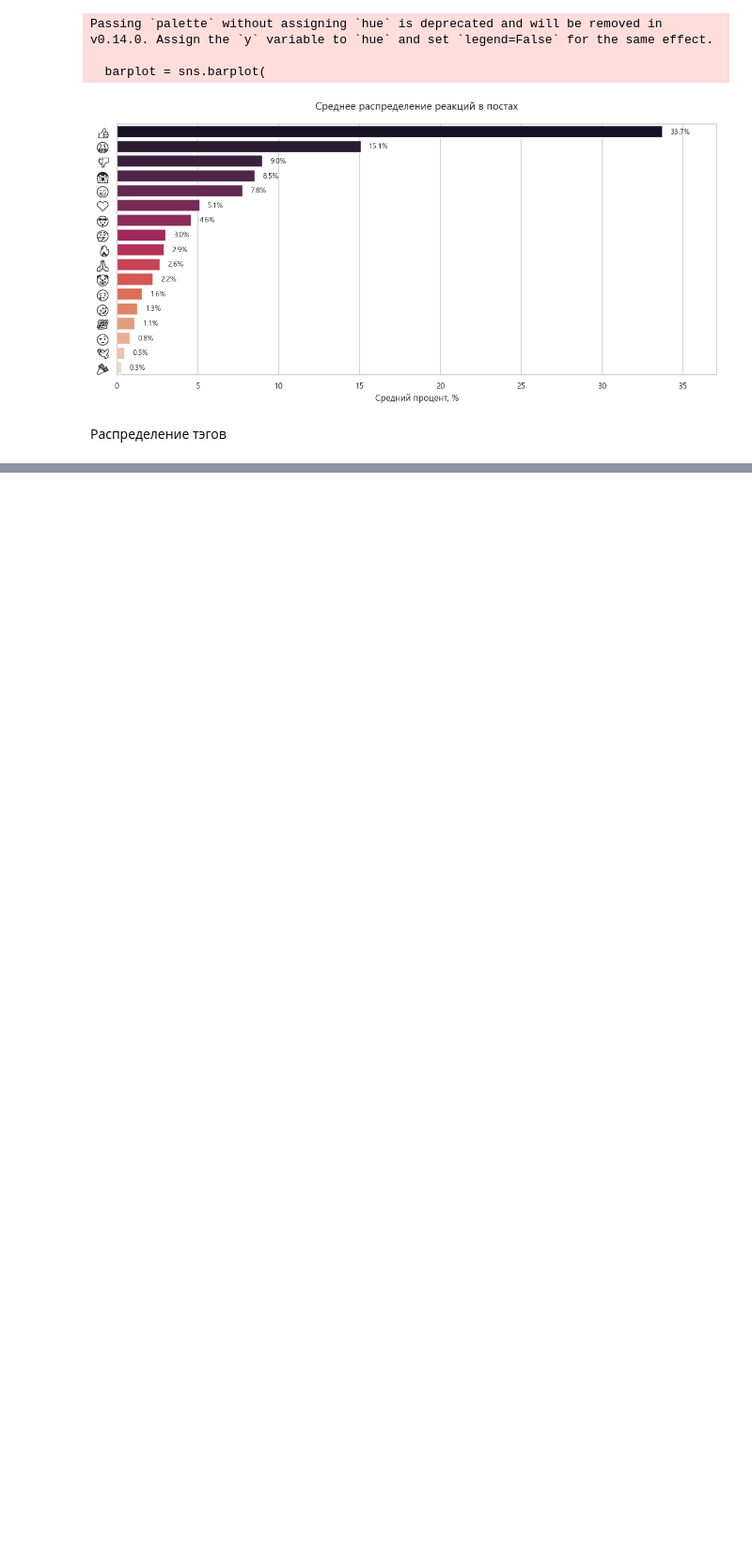
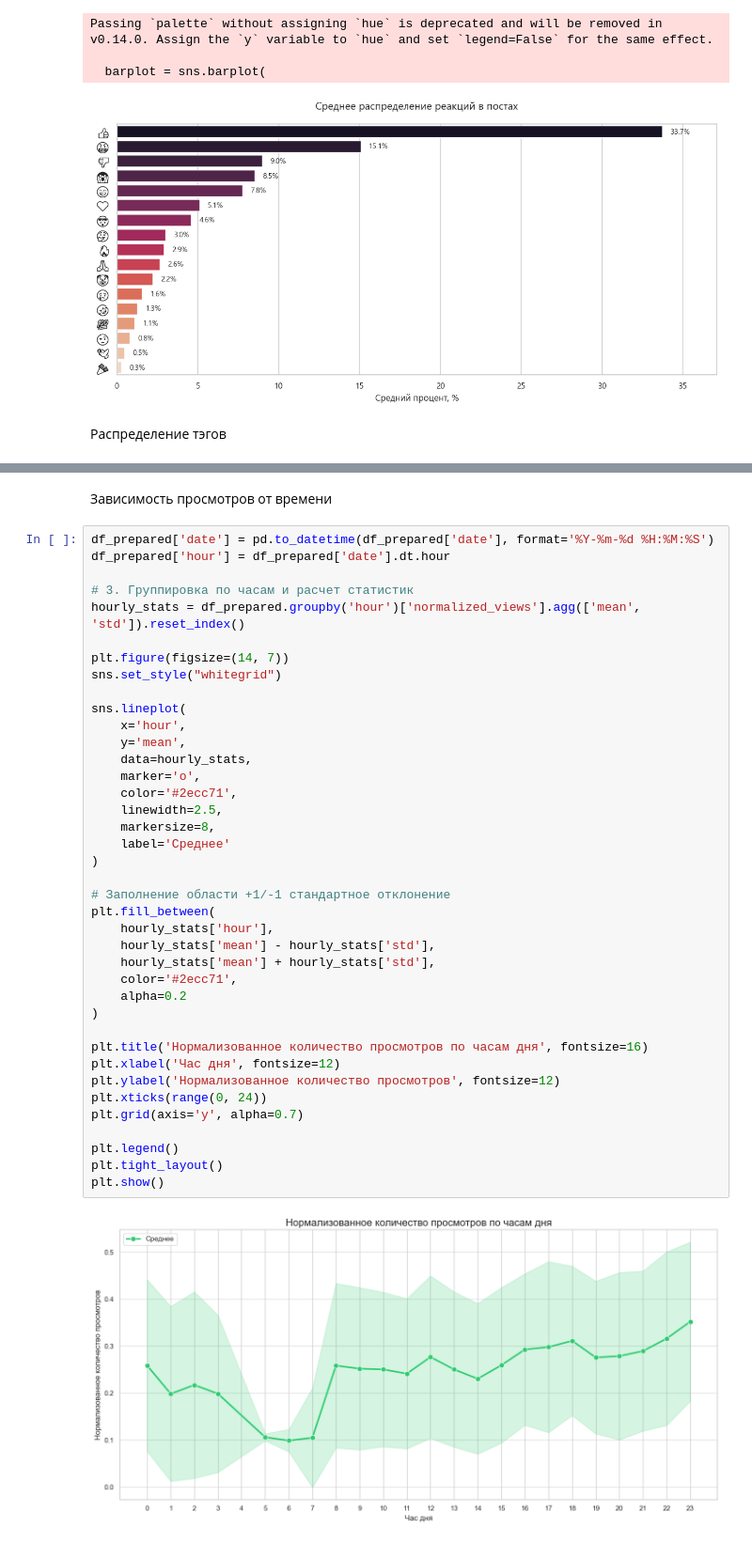
Before and after one commit to Enotta/scraping-api, a Jupyter notebook: api.ipynb, the cells around one changed output, grey strips where cells are left out. Shown at 94% size. Saved outputs shown, nothing was run; the diff lists cells and outputs as text; blank space fills up the shorter version.

```diff
--- a/api.ipynb
+++ b/api.ipynb
@@ -312,0 +414,43 @@ Passing `palette` without assigning `hue` is deprecated and will be removed in v
+# %% [markdown]
+Зависимость просмотров от времени
+# %%
+df_prepared['date'] = pd.to_datetime(df_prepared['date'], format='%Y-%m-%d %H:%M:%S')
+df_prepared['hour'] = df_prepared['date'].dt.hour
+
+# 3. Группировка по часам и расчет статистик
+hourly_stats = df_prepared.groupby('hour')['normalized_views'].agg(['mean', 'std']).reset_index()
+
+plt.figure(figsize=(14, 7))
+sns.set_style("whitegrid")
+
+sns.lineplot(
+    x='hour',
+    y='mean',
+    data=hourly_stats,
+    marker='o',
+    color='#2ecc71',
+    linewidth=2.5,
+    markersize=8,
+    label='Среднее'
+)
+
+# Заполнение области +1/-1 стандартное отклонение
+plt.fill_between(
+    hourly_stats['hour'],
+    hourly_stats['mean'] - hourly_stats['std'],
+    hourly_stats['mean'] + hourly_stats['std'],
+    color='#2ecc71',
+    alpha=0.2
+)
+
+plt.title('Нормализованное количество просмотров по часам дня', fontsize=16)
+plt.xlabel('Час дня', fontsize=12)
+plt.ylabel('Нормализованное количество просмотров', fontsize=12)
+plt.xticks(range(0, 24))
+plt.grid(axis='y', alpha=0.7)
+
+plt.legend()
+plt.tight_layout()
+plt.show()
+# %% [output]
+[figure, added]
```
Also changed, not shown: parts of 8 cells of this notebook, 1 other file.
